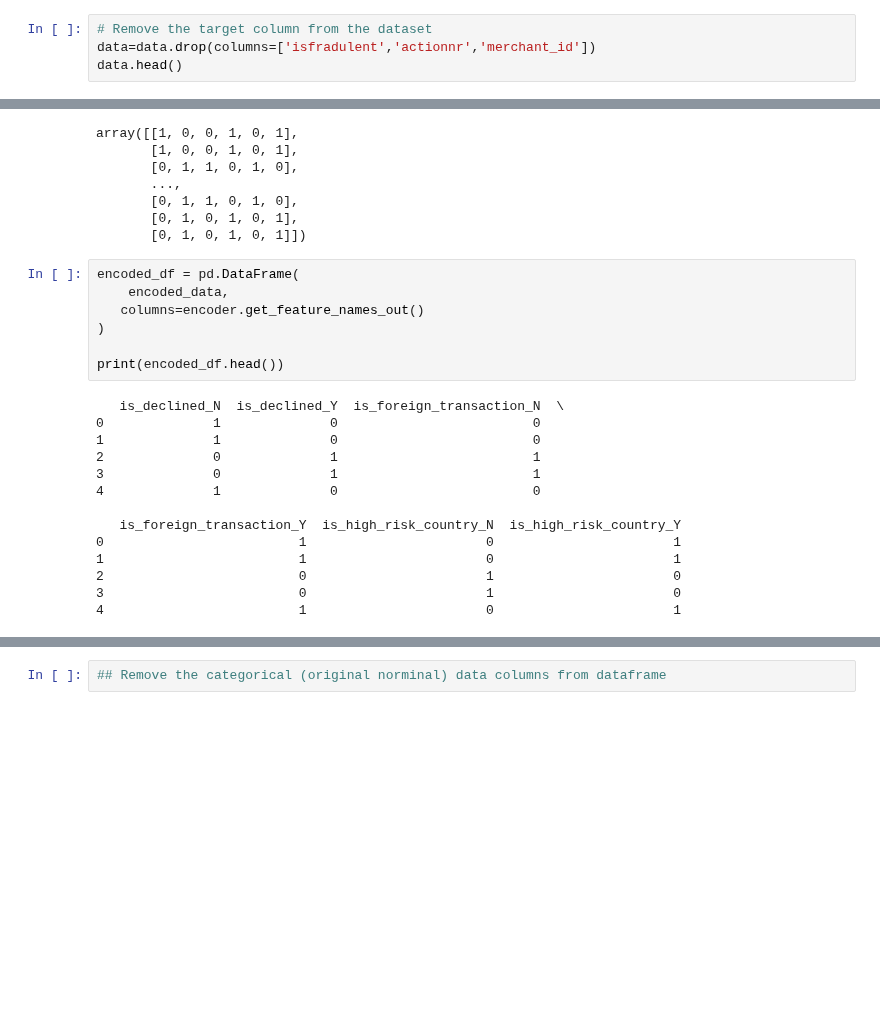
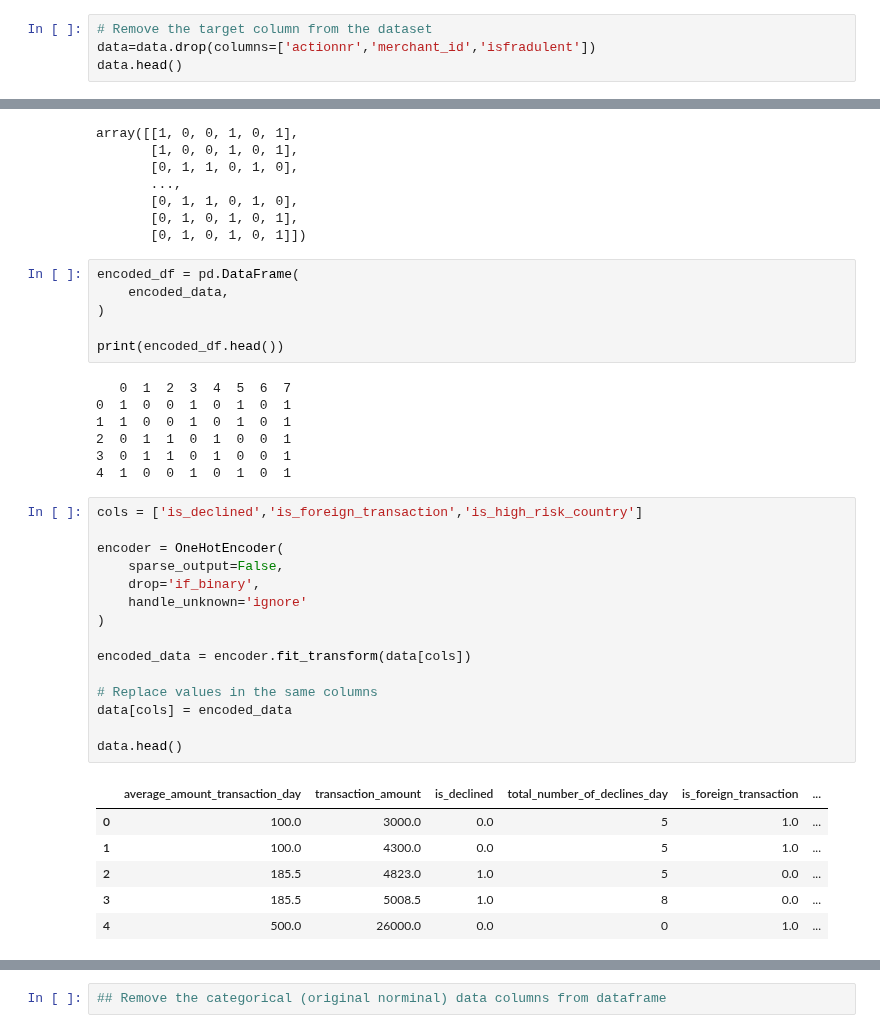
Before and after one commit to savindumahasen/Credict-Card-Fraud-Detection, a Jupyter notebook: creditcardfrauddetection.ipynb, the cells around one changed output, grey strips where cells are left out. Drawn from its saved outputs; the diff is of its cells as text; blank space fills up the shorter version.

Commit message:
Update the OneHotEncoder

```diff
--- a/creditcardfrauddetection.ipynb
+++ b/creditcardfrauddetection.ipynb
@@ -24,7 +24,7 @@ type(data)
 pandas.core.frame.DataFrame
 # %%
 # Remove the target column from the dataset
-data=data.drop(columns=['isfradulent','actionnr','merchant_id'])
+data=data.drop(columns=['actionnr','merchant_id','isfradulent'])
 data.head()
 # %% [output]
 |  | average_amount_transaction_day | transaction_amount | is_declined | total_number_of_declines_day | isforeigntransaction | ... |
@@ -94,24 +94,38 @@ array([[1, 0, 0, 1, 0, 1],
 # %%
 encoded_df = pd.DataFrame(
     encoded_data,
-   columns=encoder.get_feature_names_out()
 )
 
 print(encoded_df.head())
 # %% [output]
-   is_declined_N  is_declined_Y  is_foreign_transaction_N  \
-0              1              0                         0
-1              1              0                         0
-2              0              1                         1
-3              0              1                         1
-4              1              0                         0
-
-   is_foreign_transaction_Y  is_high_risk_country_N  is_high_risk_country_Y
-0                         1                       0                       1
-1                         1                       0                       1
-2                         0                       1                       0
-3                         0                       1                       0
-4                         1                       0                       1
+   0  1  2  3  4  5  6  7
+0  1  0  0  1  0  1  0  1
+1  1  0  0  1  0  1  0  1
+2  0  1  1  0  1  0  0  1
+3  0  1  1  0  1  0  0  1
+4  1  0  0  1  0  1  0  1
+# %%
+cols = ['is_declined','is_foreign_transaction','is_high_risk_country']
+
+encoder = OneHotEncoder(
+    sparse_output=False,
+    drop='if_binary',
+    handle_unknown='ignore'
+)
+
+encoded_data = encoder.fit_transform(data[cols])
+
+# Replace values in the same columns
+data[cols] = encoded_data
+
+data.head()
+# %% [output]
+|  | average_amount_transaction_day | transaction_amount | is_declined | total_number_of_declines_day | is_foreign_transaction | ... |
+| 0 | 100.0 | 3000.0 | 0.0 | 5 | 1.0 | ... |
+| 1 | 100.0 | 4300.0 | 0.0 | 5 | 1.0 | ... |
+| 2 | 185.5 | 4823.0 | 1.0 | 5 | 0.0 | ... |
+| 3 | 185.5 | 5008.5 | 1.0 | 8 | 0.0 | ... |
+| 4 | 500.0 | 26000.0 | 0.0 | 0 | 1.0 | ... |
 # %%
 ## combined the dataframes together
 combined_cols = pd.concat([data,encoded_df], axis=1)
```
Also changed, not shown: parts of 4 cells of this notebook.
